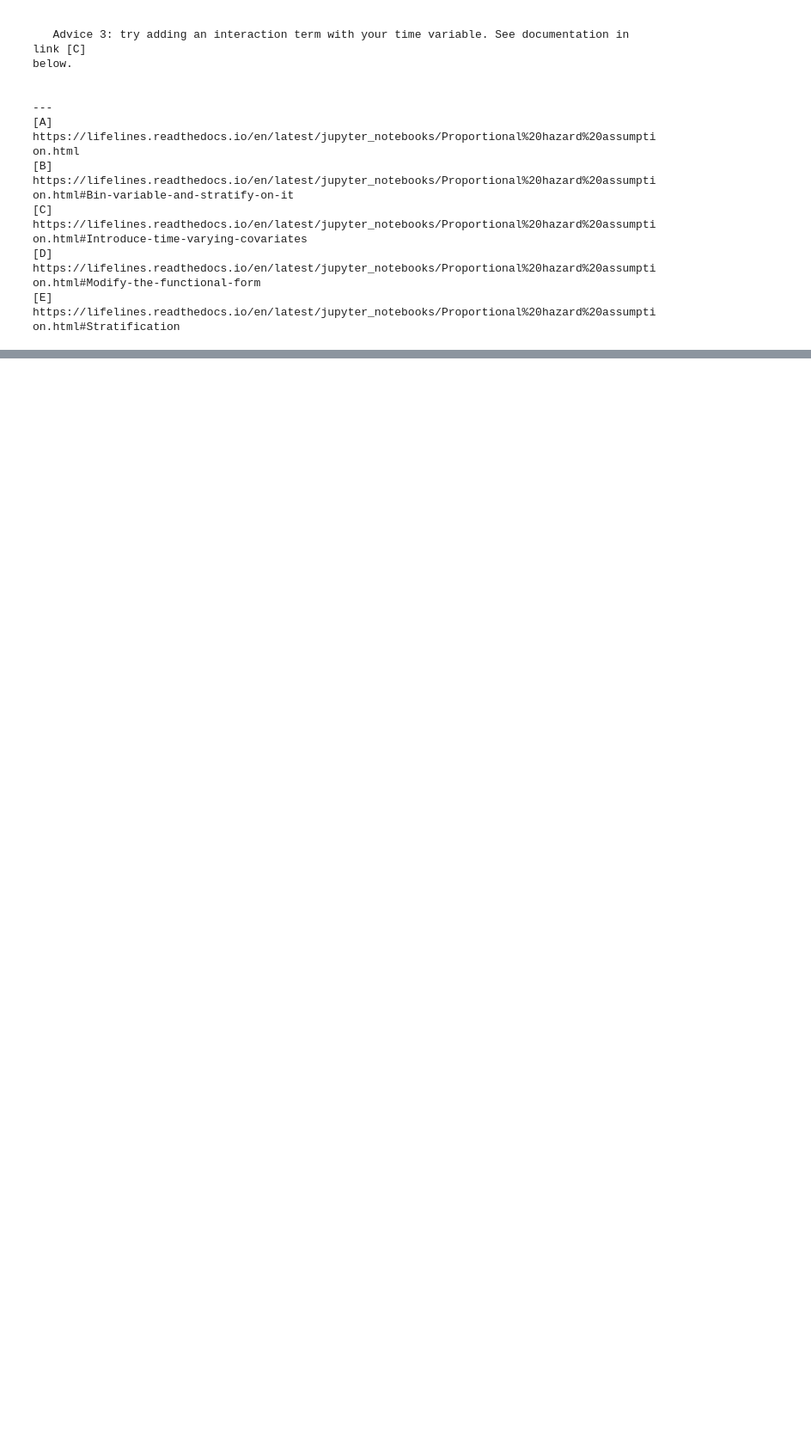
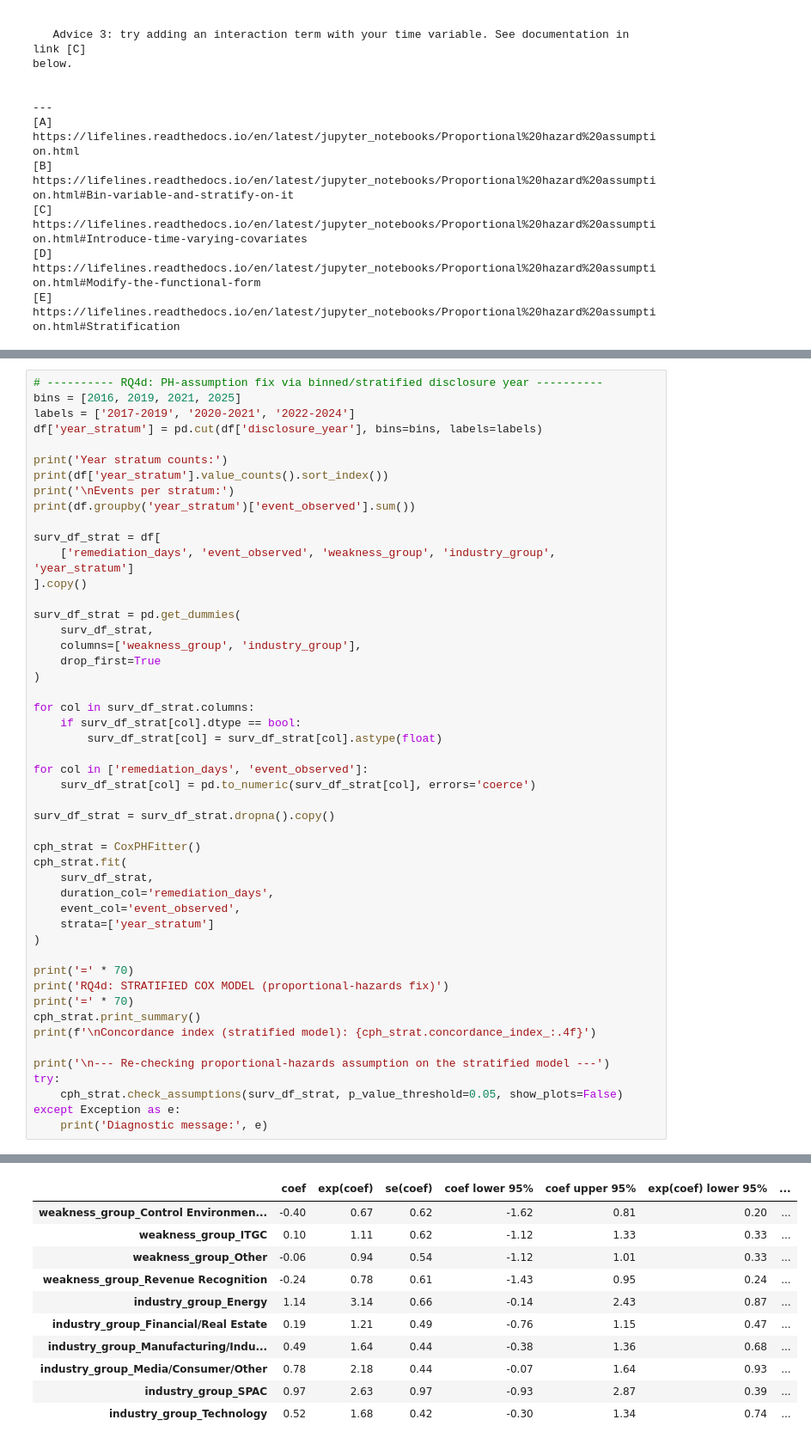
Before and after one commit to daljeetkaurJohar/qm640-governance-analytics, a Jupyter notebook: notebooks/RQ4_1_Analysis.ipynb, the cells around one changed output, grey strips where cells are left out. Shown at 86% size. Cells and saved outputs as stored; diff of their text form; blank space fills up the shorter version.

```diff
--- a/notebooks/RQ4_1_Analysis.ipynb
+++ b/notebooks/RQ4_1_Analysis.ipynb
@@ -369,0 +399,50 @@ below.
+# %%
+# ---------- RQ4d: PH-assumption fix via binned/stratified disclosure year ----------
+bins = [2016, 2019, 2021, 2025]
+labels = ['2017-2019', '2020-2021', '2022-2024']
+df['year_stratum'] = pd.cut(df['disclosure_year'], bins=bins, labels=labels)
+
+print('Year stratum counts:')
+print(df['year_stratum'].value_counts().sort_index())
+print('\nEvents per stratum:')
+print(df.groupby('year_stratum')['event_observed'].sum())
+
+surv_df_strat = df[
+    ['remediation_days', 'event_observed', 'weakness_group', 'industry_group', 'year_stratum']
+].copy()
+
+surv_df_strat = pd.get_dummies(
+    surv_df_strat,
+    columns=['weakness_group', 'industry_group'],
+    drop_first=True
+)
+
+for col in surv_df_strat.columns:
+    if surv_df_strat[col].dtype == bool:
+        surv_df_strat[col] = surv_df_strat[col].astype(float)
+
+for col in ['remediation_days', 'event_observed']:
+    surv_df_strat[col] = pd.to_numeric(surv_df_strat[col], errors='coerce')
+
+surv_df_strat = surv_df_strat.dropna().copy()
+
+cph_strat = CoxPHFitter()
+cph_strat.fit(
+    surv_df_strat,
+    duration_col='remediation_days',
+    event_col='event_observed',
+    strata=['year_stratum']
+)
+
+print('=' * 70)
+print('RQ4d: STRATIFIED COX MODEL (proportional-hazards fix)')
+print('=' * 70)
+cph_strat.print_summary()
+print(f'\nConcordance index (stratified model): {cph_strat.concordance_index_:.4f}')
+
+print('\n--- Re-checking proportional-hazards assumption on the stratified model ---')
+try:
+    cph_strat.check_assumptions(surv_df_strat, p_value_threshold=0.05, show_plots=False)
+except Exception as e:
+    print('Diagnostic message:', e)
+# %% [output]
@@ -369,0 +474,11 @@ below.
+|  | coef | exp(coef) | se(coef) | coef lower 95% | coef upper 95% | exp(coef) lower 95% | ... |
+| weakness_group_Control Environmen... | -0.40 | 0.67 | 0.62 | -1.62 | 0.81 | 0.20 | ... |
+| weakness_group_ITGC | 0.10 | 1.11 | 0.62 | -1.12 | 1.33 | 0.33 | ... |
+| weakness_group_Other | -0.06 | 0.94 | 0.54 | -1.12 | 1.01 | 0.33 | ... |
+| weakness_group_Revenue Recognition | -0.24 | 0.78 | 0.61 | -1.43 | 0.95 | 0.24 | ... |
+| industry_group_Energy | 1.14 | 3.14 | 0.66 | -0.14 | 2.43 | 0.87 | ... |
+| industry_group_Financial/Real Estate | 0.19 | 1.21 | 0.49 | -0.76 | 1.15 | 0.47 | ... |
+| industry_group_Manufacturing/Indu... | 0.49 | 1.64 | 0.44 | -0.38 | 1.36 | 0.68 | ... |
+| industry_group_Media/Consumer/Other | 0.78 | 2.18 | 0.44 | -0.07 | 1.64 | 0.93 | ... |
+| industry_group_SPAC | 0.97 | 2.63 | 0.97 | -0.93 | 2.87 | 0.39 | ... |
+| industry_group_Technology | 0.52 | 1.68 | 0.42 | -0.30 | 1.34 | 0.74 | ... |
```
Also changed, not shown: parts of 10 cells of this notebook.
